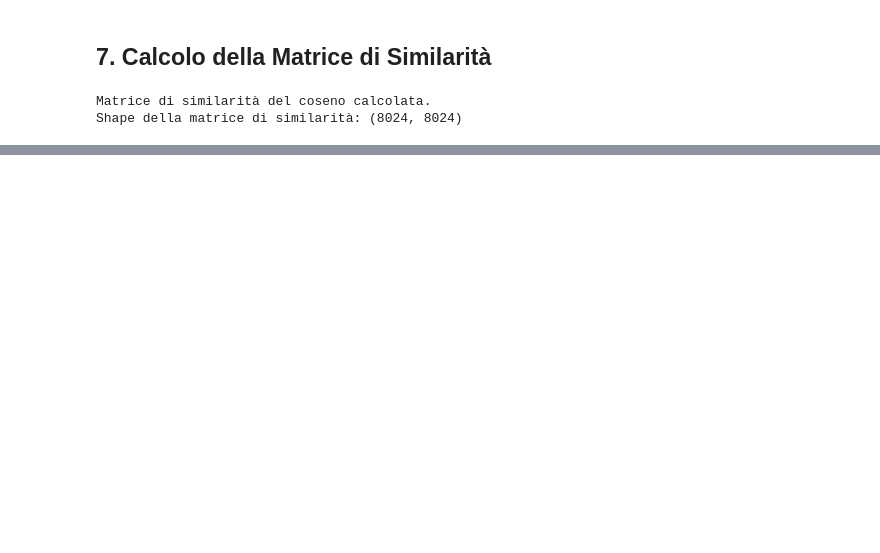
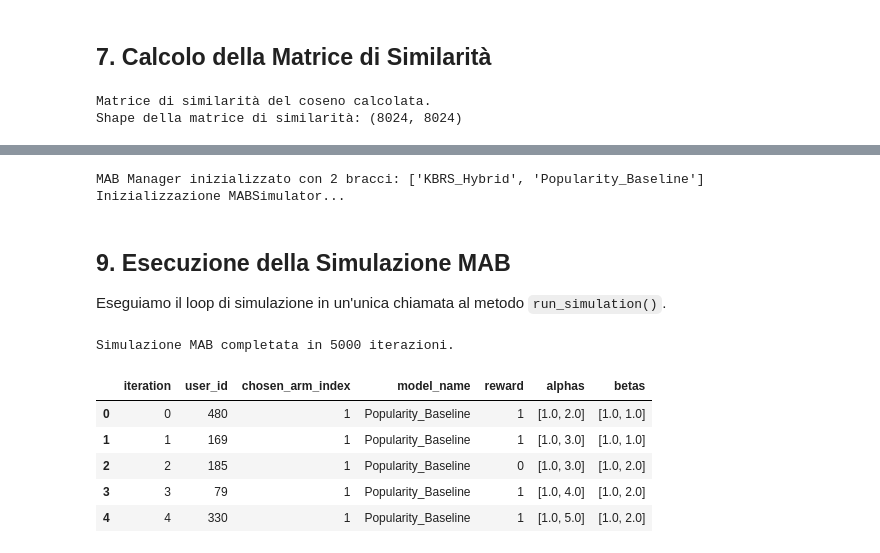
Before and after one commit to marcellorussox/CineWisdom, a Jupyter notebook: kbrs.ipynb, the cells around one changed output, grey strips where cells are left out. Saved outputs shown, nothing was run; the diff lists cells and outputs as text; code cells hidden in the pictures; blank space fills up the shorter version.

```diff
--- a/kbrs.ipynb
+++ b/kbrs.ipynb
@@ -258,0 +204,51 @@ Raccomandazioni ottimizzate per l'utente 279:
+# %%
+# 8.1. Definizione dei Modelli Candidati (Bracci del Bandit)
+candidate_models = ["KBRS_Hybrid", "Popularity_Baseline"]
+
+# 8.2. Inizializzazione del MAB Manager
+mab_manager = MABManager(recommender_models=candidate_models)
+
+# 8.3. Inizializzazione KBRS e parametri
+kbrs = KBRS(unique_movie_catalog)
+movie_ids_series = compressed_df['movieId']
+POPULARITY_N = 10 # Numero di raccomandazioni da generare
+
+print(f"MAB Manager inizializzato con {len(mab_manager.recommender_models)} bracci: {mab_manager.recommender_models}")
+print(f"Inizializzazione MABSimulator...")
+
+# 8.4. Inizializzazione del MAB Simulator
+mab_simulator = MABSimulator(
+    mab_manager=mab_manager,
+    ratings_df=ratings_df,
+    kbrs=kbrs,
+    cosine_sim_matrix=cosine_sim_matrix,
+    movie_ids_series=movie_ids_series,
+    cleaned_df=cleaned_df,
+    popularity_n_recommendations=POPULARITY_N
+)
+# %% [output]
+MAB Manager inizializzato con 2 bracci: ['KBRS_Hybrid', 'Popularity_Baseline']
+Inizializzazione MABSimulator...
+# %% [markdown]
+## 9. Esecuzione della Simulazione MAB
+
+Eseguiamo il loop di simulazione in un'unica chiamata al metodo `run_simulation()`.
+# %%
+N_ITERATIONS = 5000 # Numero di interazioni MAB da simulare
+
+# Esecuzione della simulazione e salvataggio della storia
+history_df = mab_simulator.run_simulation(N_ITERATIONS)
+
+print(f"\nSimulazione MAB completata in {N_ITERATIONS} iterazioni.")
+display(history_df.head())
+
+# Salvataggio dei dati storici per la valutazione futura
+history_df.to_csv("data/processed/mab_history.csv", index=False)
+# %% [output]
+Simulazione MAB completata in 5000 iterazioni.
+|  | iteration | user_id | chosen_arm_index | model_name | reward | alphas | betas |
+| 0 | 0 | 480 | 1 | Popularity_Baseline | 1 | [1.0, 2.0] | [1.0, 1.0] |
+| 1 | 1 | 169 | 1 | Popularity_Baseline | 1 | [1.0, 3.0] | [1.0, 1.0] |
+| 2 | 2 | 185 | 1 | Popularity_Baseline | 0 | [1.0, 3.0] | [1.0, 2.0] |
+| 3 | 3 | 79 | 1 | Popularity_Baseline | 1 | [1.0, 4.0] | [1.0, 2.0] |
+| 4 | 4 | 330 | 1 | Popularity_Baseline | 1 | [1.0, 5.0] | [1.0, 2.0] |
```
Also changed, not shown: parts of 15 cells of this notebook.
